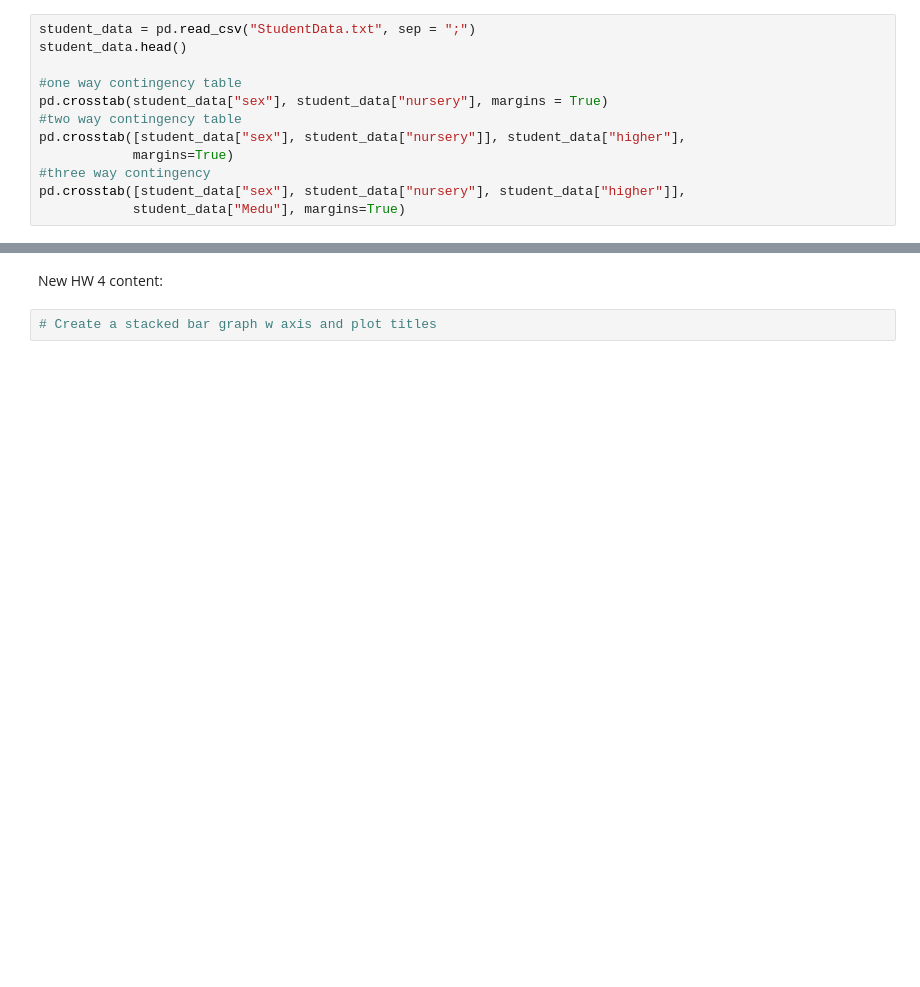
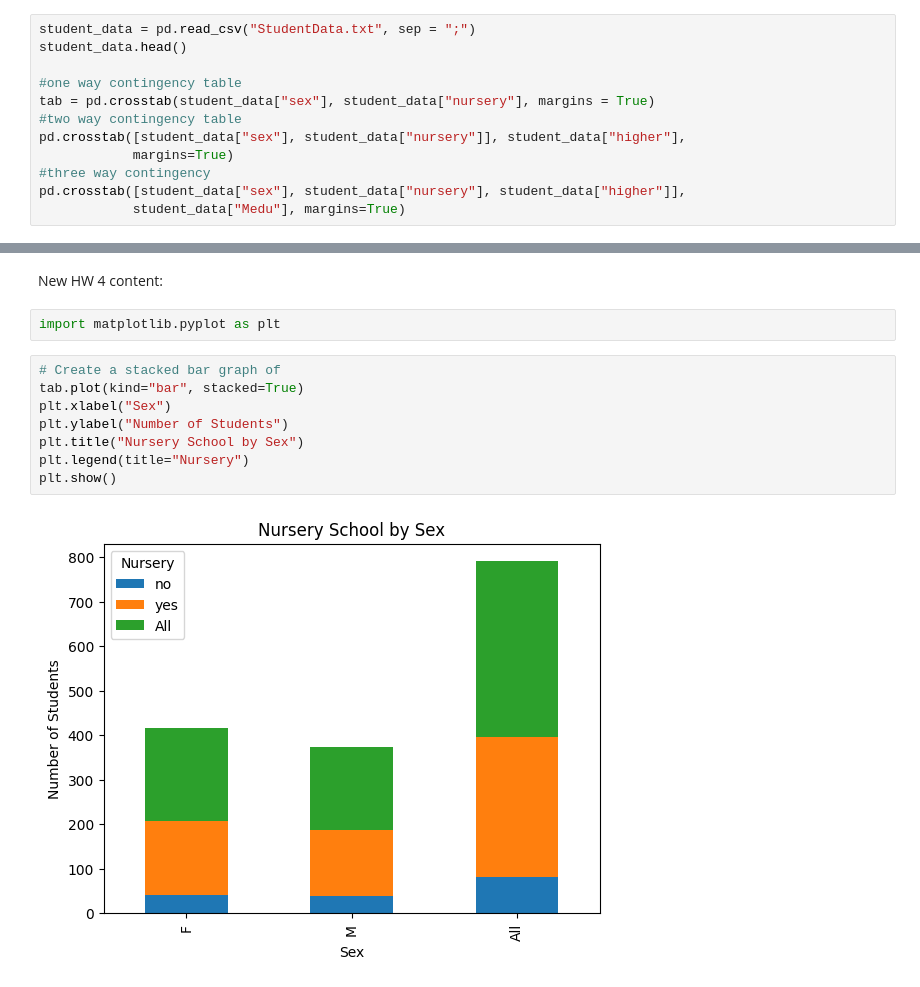
Before and after one commit to jilliangreene/sta_554_assignments, a Jupyter notebook: Greene_STA554_HW4.ipynb, the cells around one changed output, grey strips where cells are left out. Drawn from its saved outputs; the diff is of its cells as text; blank space fills up the shorter version.

```diff
--- a/Greene_STA554_HW4.ipynb
+++ b/Greene_STA554_HW4.ipynb
@@ -11,7 +11,7 @@ student_data = pd.read_csv("StudentData.txt", sep = ";")
 student_data.head()
 
 #one way contingency table
-pd.crosstab(student_data["sex"], student_data["nursery"], margins = True)
+tab = pd.crosstab(student_data["sex"], student_data["nursery"], margins = True)
 #two way contingency table
 pd.crosstab([student_data["sex"], student_data["nursery"]], student_data["higher"],
             margins=True)
@@ -47,6 +94,16 @@ student_data[["age", "absences", "G1", "G2", "G3"]].corr()
 # %% [markdown]
 New HW 4 content:
-# %%
-# Create a stacked bar graph w axis and plot titles
+# %%
+import matplotlib.pyplot as plt
+# %%
+# Create a stacked bar graph of
+tab.plot(kind="bar", stacked=True)
+plt.xlabel("Sex")
+plt.ylabel("Number of Students")
+plt.title("Nursery School by Sex")
+plt.legend(title="Nursery")
+plt.show()
+# %% [output]
+[figure, added]
 # %%
 # Side by side bar graph w axis and plot titles
```
Also changed, not shown: parts of 36 cells of this notebook.
